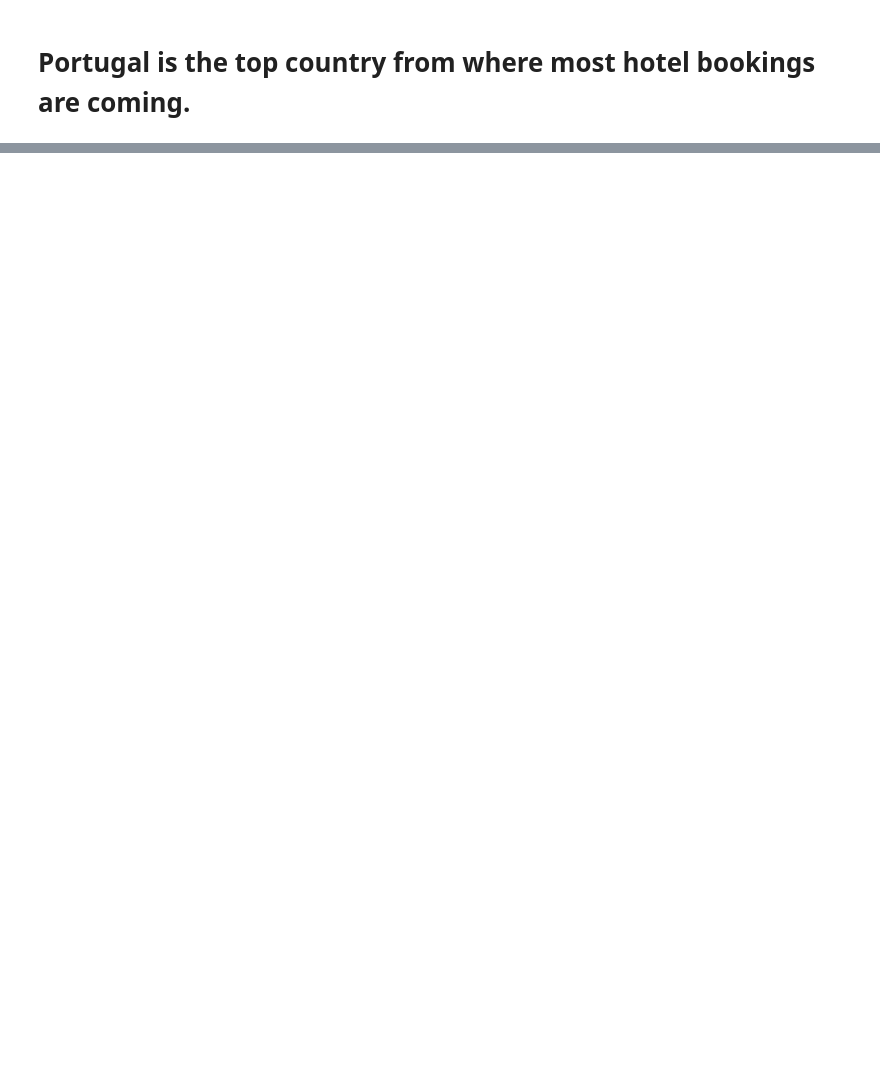
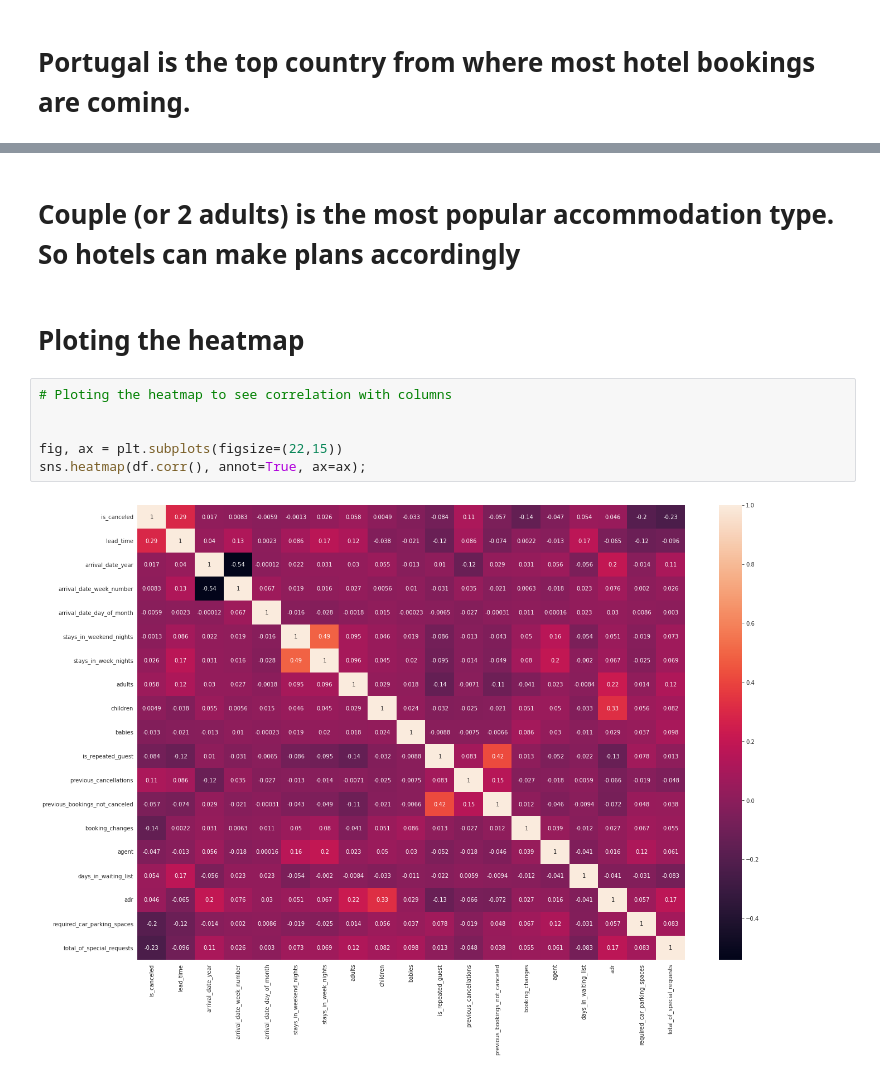
Before and after one commit to ganeshghadge2772/Hotel_Booking, a Jupyter notebook: Hotel_Booking_ipyn.ipynb, the cells around one changed output, grey strips where cells are left out. Cells and saved outputs as stored; diff of their text form; blank space fills up the shorter version.

```diff
--- a/Hotel_Booking_ipyn.ipynb
+++ b/Hotel_Booking_ipyn.ipynb
@@ -337,0 +368,12 @@ guest_map.show()
+# %% [markdown]
+# Couple (or 2 adults) is the most popular accommodation type. So hotels can make plans accordingly
+# %% [markdown]
+# Ploting the heatmap
+# %%
+# Ploting the heatmap to see correlation with columns
+
+
+fig, ax = plt.subplots(figsize=(22,15))
+sns.heatmap(df.corr(), annot=True, ax=ax);
+# %% [output]
+[figure, added]
```
Also changed, not shown: parts of 13 cells of this notebook.
